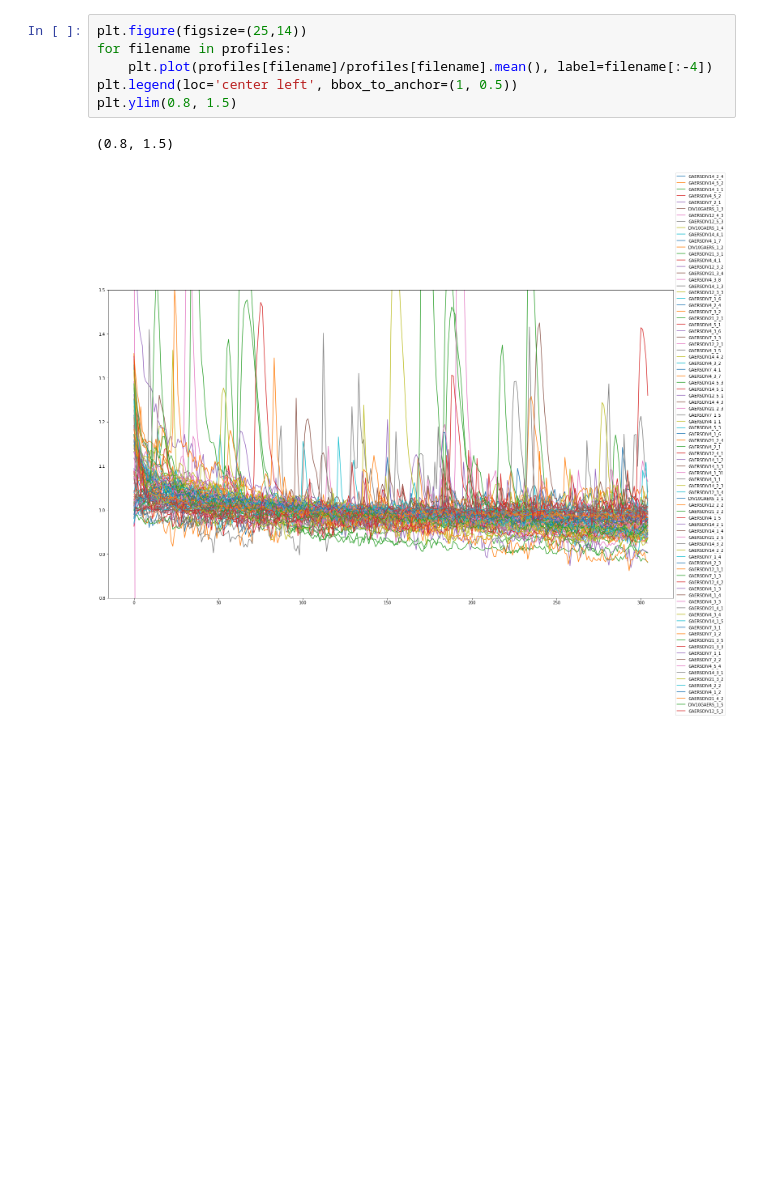
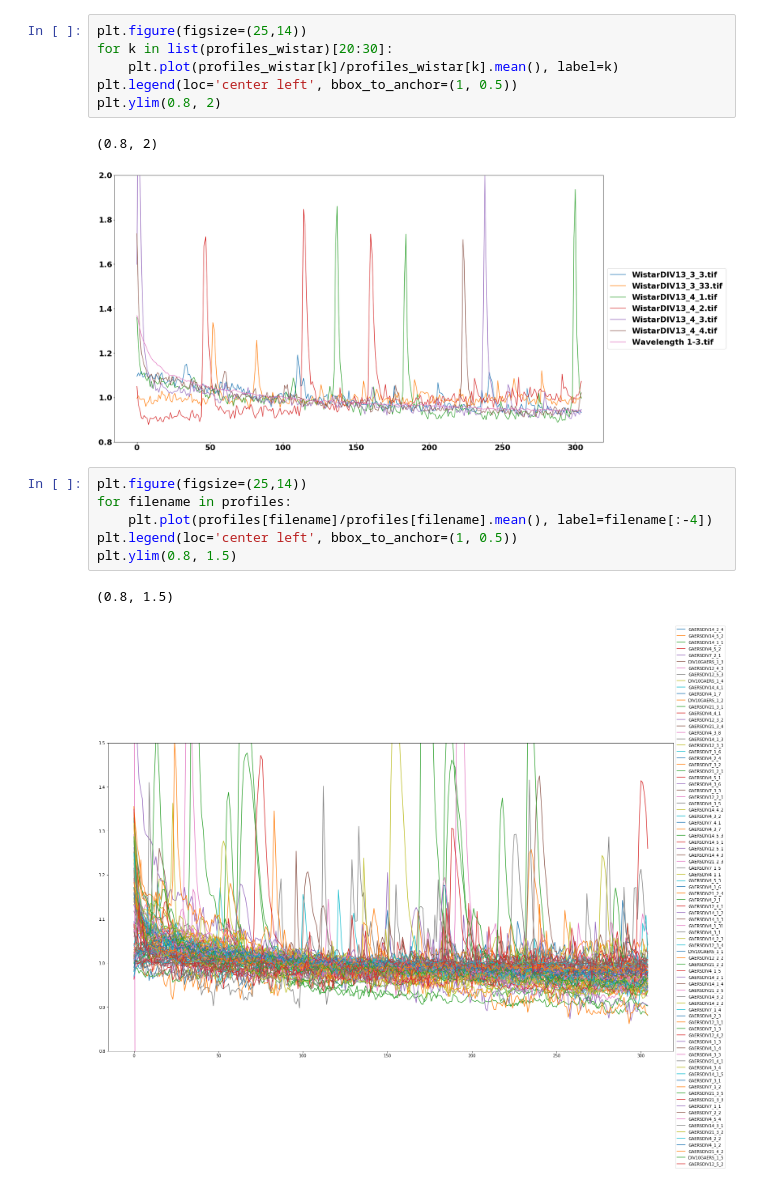
Before and after one commit to vuillaut/neuronDetector, a Jupyter notebook: signal_analysis.ipynb, the cells around one changed output. Cells and saved outputs as stored; diff of their text form; blank space fills up the shorter version.

```diff
--- a/signal_analysis.ipynb
+++ b/signal_analysis.ipynb
@@ -45,3 +96,12 @@ GAERSDIV7_4_1.tif (305, 1024, 1024)
+# %%
+plt.figure(figsize=(25,14))
+for k in list(profiles_wistar)[20:30]:
+    plt.plot(profiles_wistar[k]/profiles_wistar[k].mean(), label=k)
+plt.legend(loc='center left', bbox_to_anchor=(1, 0.5))
+plt.ylim(0.8, 2)
+# %% [output]
+(0.8, 2)
+[figure, added]
 # %%
 plt.figure(figsize=(25,14))
 for filename in profiles:
```
Also changed, not shown: parts of 14 cells of this notebook, 2 other files.
